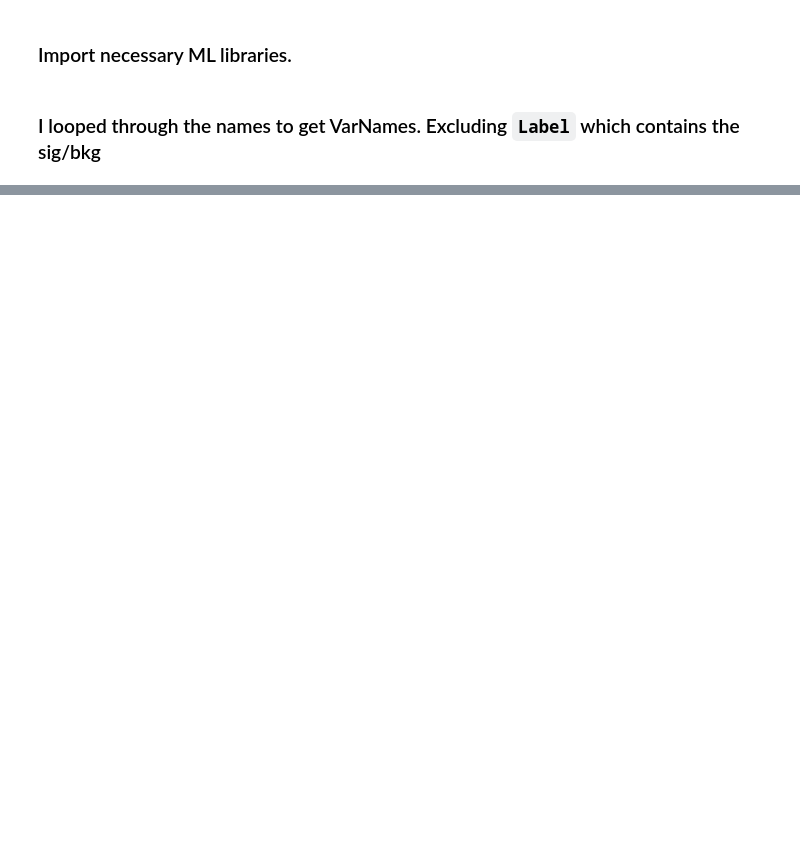
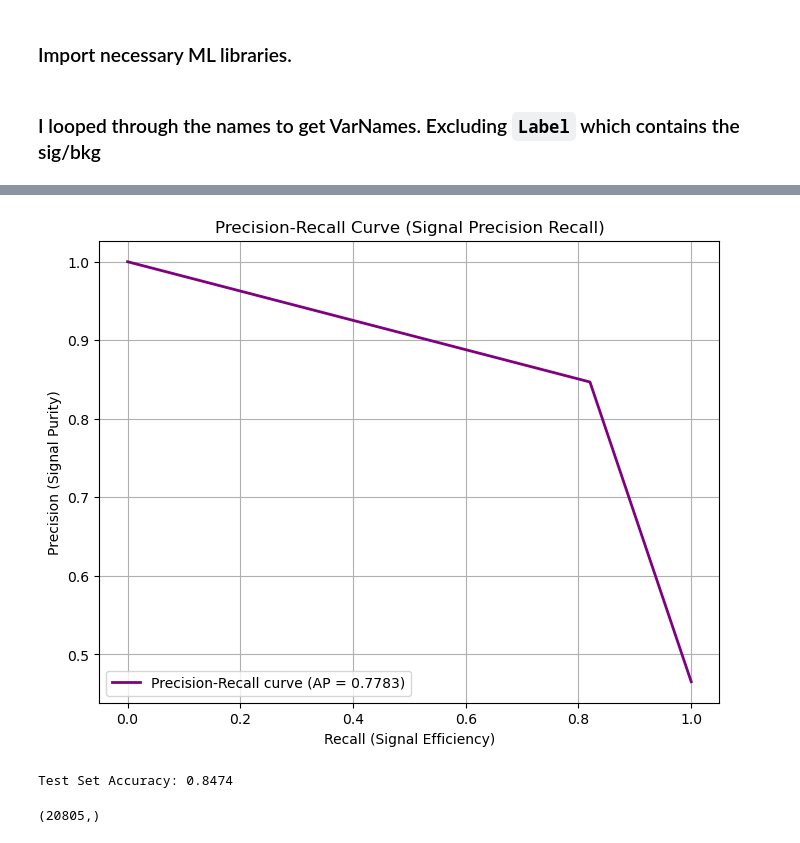
Before and after one commit to Bilalharoon/DATA3402FinalProject, a Jupyter notebook: DATA_3402_Rough_Draft.ipynb, the cells around one changed output, grey strips where cells are left out. Saved outputs shown, nothing was run; the diff lists cells and outputs as text; code cells hidden in the pictures; blank space fills up the shorter version.

```diff
--- a/DATA_3402_Rough_Draft.ipynb
+++ b/DATA_3402_Rough_Draft.ipynb
@@ -183,0 +190,24 @@ Invalid input shape for input Tensor("data:0", shape=(None, 31), dtype=float32).
+# %%
+precision, recall, thresholds_pr = precision_recall_curve(y_test, y_pred)
+average_precision = average_precision_score(y_test, y_pred)
+
+plt.figure(figsize=(8, 6))
+plt.plot(recall, precision, color='purple', lw=2, label='Precision-Recall curve (AP = %0.4f)' % average_precision)
+plt.xlabel('Recall (Signal Efficiency)')
+plt.ylabel('Precision (Signal Purity)')
+plt.title('Precision-Recall Curve (Signal Precision Recall)')
+plt.legend(loc="lower left")
+plt.grid(True)
+plt.show()
+# %% [output]
+[figure, added]
+# %%
+loss, accuracy, auc = model.evaluate(X_Test_scaled, y_test, verbose=0)
+
+print(f"Test Set Accuracy: {accuracy:.4f}")
+# %% [output]
+Test Set Accuracy: 0.8474
+# %%
+y_test[Y==1].shape
+# %% [output]
+(20805,)
```
Also changed, not shown: parts of 16 cells of this notebook.
